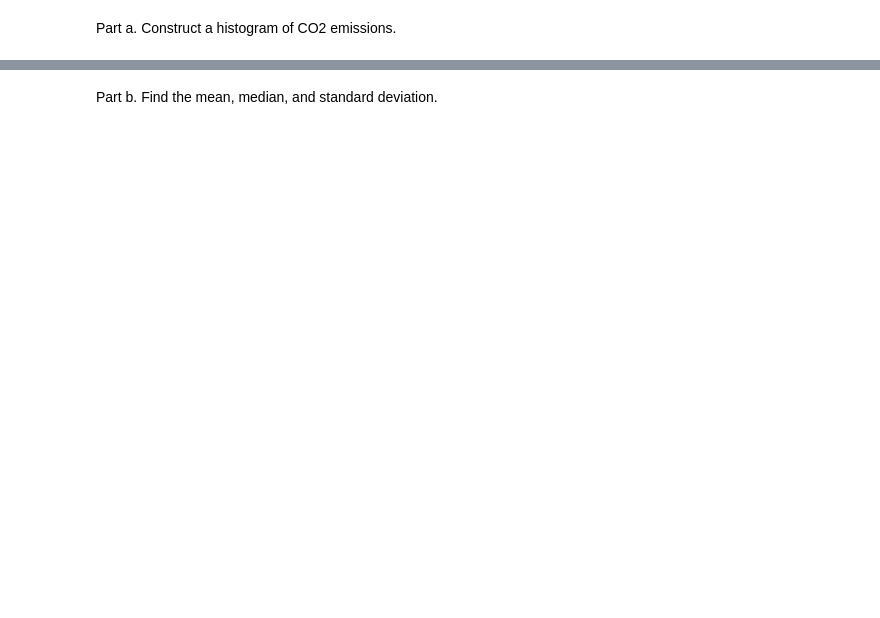
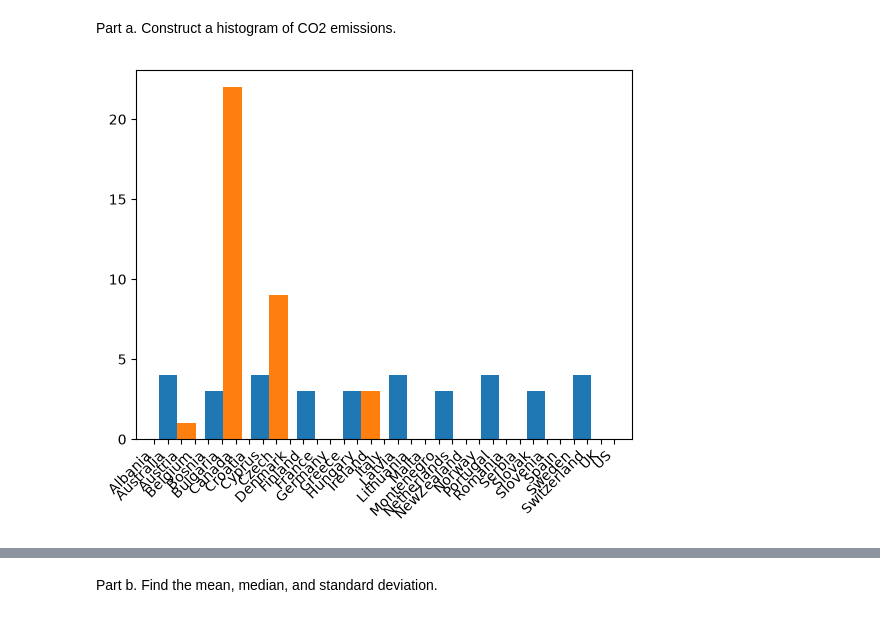
Before and after one commit to suzanaSSP/stat220-fall2026, a Jupyter notebook: Assignments/Stat_220_HW1.ipynb, the cells around one changed output, grey strips where cells are left out. Drawn from its saved outputs; the diff is of its cells as text; code cells hidden in the pictures; blank space fills up the shorter version.

```diff
--- a/Assignments/Stat_220_HW1.ipynb
+++ b/Assignments/Stat_220_HW1.ipynb
@@ -26,0 +33,7 @@ plt.hist
+# %%
+# My version
+plt.hist(carbon_west)
+plt.xticks(rotation=45, ha="right")
+plt.show()
+# %% [output]
+[figure, added]
```
Also changed, not shown: parts of 8 cells of this notebook, 1 other file.
